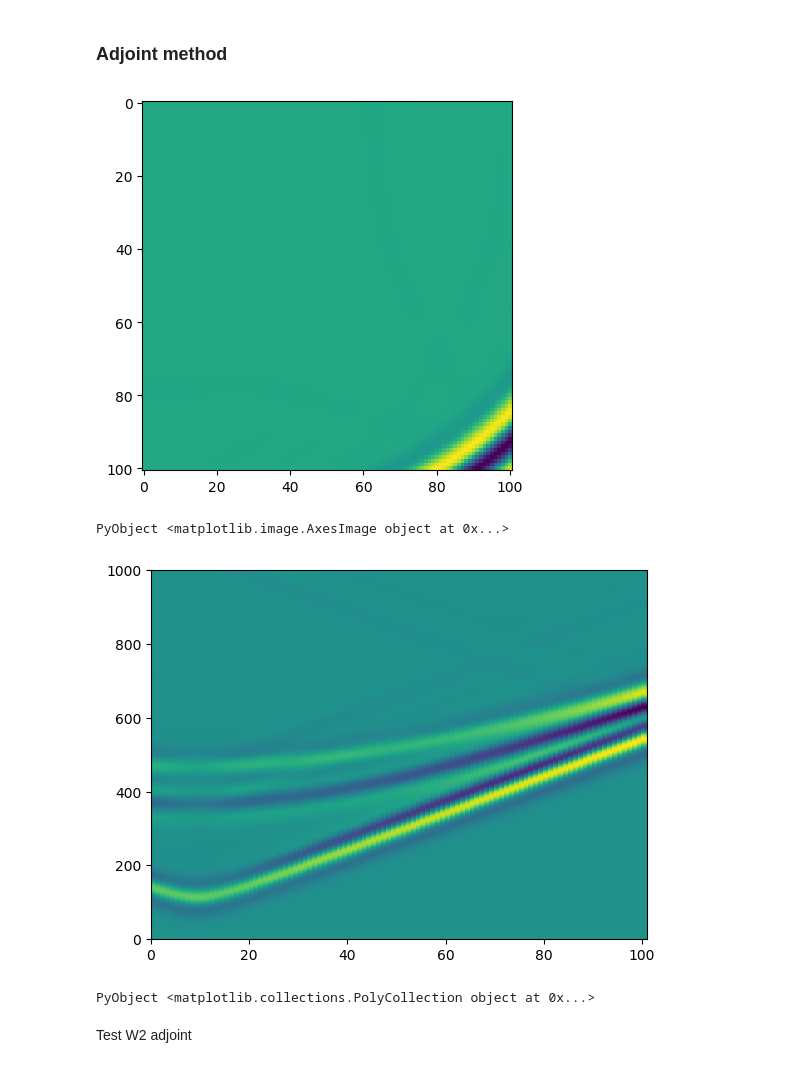
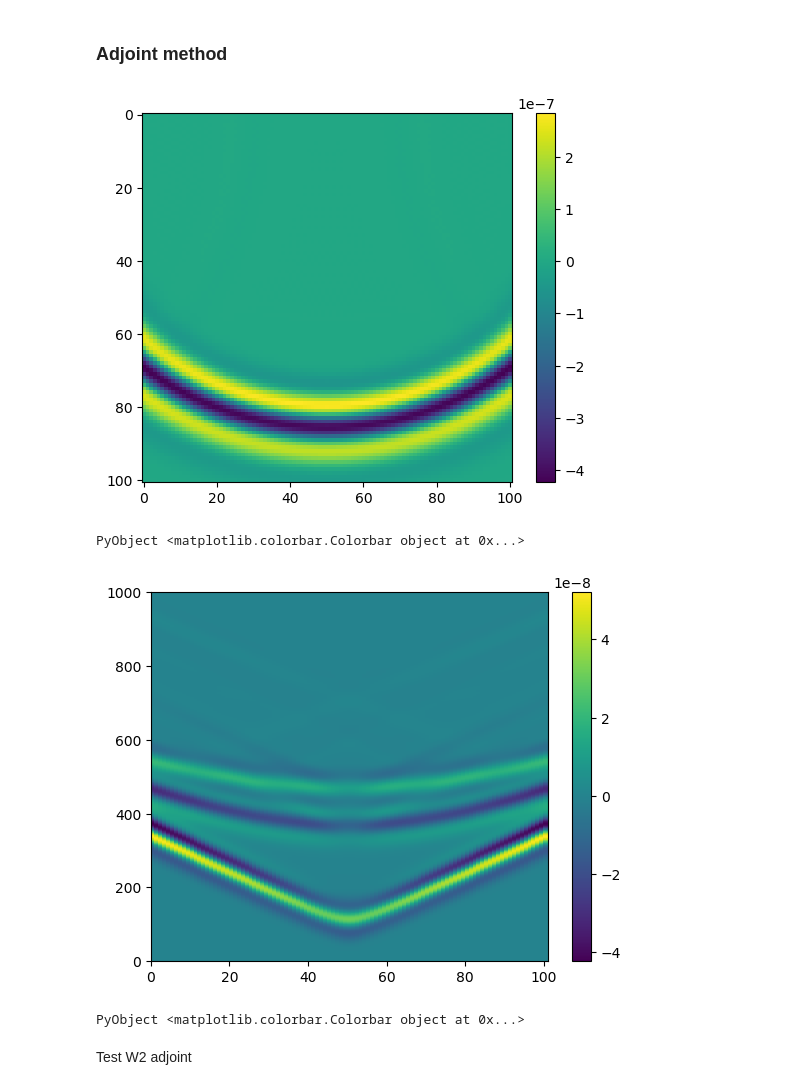
Before and after one commit to zzar43/OT_test_code, a Jupyter notebook: Report5_W2_FWI1.ipynb, the cells around one changed output. Drawn from its saved outputs; the diff is of its cells as text; code cells hidden in the pictures.

```diff
--- a/Report5_W2_FWI1.ipynb
+++ b/Report5_W2_FWI1.ipynb
@@ -83,20 +84,20 @@ PyObject <matplotlib.image.AxesImage object at 0x...>
 # %%
 utt = similar(u);
 for i = 2:Nt-1
     utt[:,:,i,:] = (u[:,:,i+1,:]-2*u[:,:,i,:]+u[:,:,i-1,:]) ./ (2*dt);
 end
 utt[:,:,:,:] = utt[:,:,end:-1:1,:];
-imshow(utt[:,:,300,2])
+imshow(utt[:,:,490,1]); colorbar()
 # %% [output]
-[figure, old version]
+[figure, new version]
-PyObject <matplotlib.image.AxesImage object at 0x...>
+PyObject <matplotlib.colorbar.Colorbar object at 0x...>
 # %%
 # adjoint source
 adj_source1 = d - received_data;
-pcolor(adj_source1[:,:,1])
+pcolor(adj_source1[:,:,1]); colorbar()
 # %% [output]
-[figure, old version]
+[figure, new version]
-PyObject <matplotlib.collections.PolyCollection object at 0x...>
+PyObject <matplotlib.colorbar.Colorbar object at 0x...>
 # %% [markdown]
 Test W2 adjoint
 # %%
```
Also changed, not shown: parts of 9 cells of this notebook, 1 other file.
